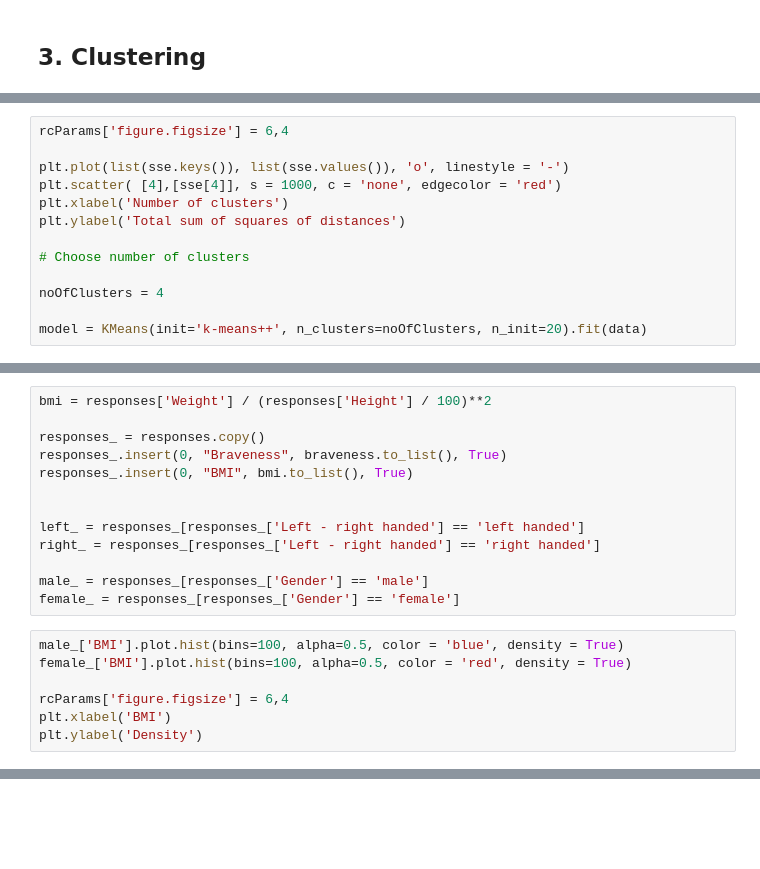
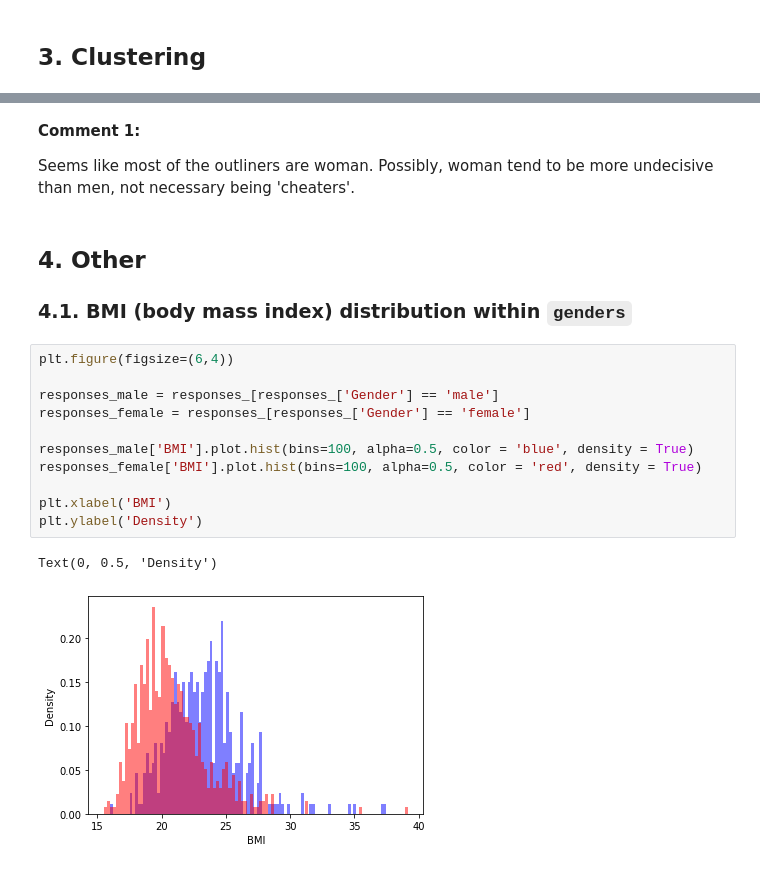
Before and after one commit to KrystianPlackowski/Young-People-Survey, a Jupyter notebook: main.ipynb, the cells around one changed output, grey strips where cells are left out. Cells and saved outputs as stored; diff of their text form; blank space fills up the shorter version.

```diff
--- a/main.ipynb
+++ b/main.ipynb
@@ -300,13 +283,0 @@ Analysing `loss function` vs `numbers of clusters` plot to choose adequate numbe
-# %%
-rcParams['figure.figsize'] = 6,4
-
-plt.plot(list(sse.keys()), list(sse.values()), 'o', linestyle = '-')
-plt.scatter( [4],[sse[4]], s = 1000, c = 'none', edgecolor = 'red')
-plt.xlabel('Number of clusters')
-plt.ylabel('Total sum of squares of distances')
-
-# Choose number of clusters
-
-noOfClusters = 4
-
-model = KMeans(init='k-means++', n_clusters=noOfClusters, n_init=20).fit(data)
@@ -424,20 +283,0 @@ This corresponds to features like `gender` or `left/right handling`.
-# %%
-bmi = responses['Weight'] / (responses['Height'] / 100)**2
-
-responses_ = responses.copy()
-responses_.insert(0, "Braveness", braveness.to_list(), True)
-responses_.insert(0, "BMI", bmi.to_list(), True)
-
-
-left_ = responses_[responses_['Left - right handed'] == 'left handed']
-right_ = responses_[responses_['Left - right handed'] == 'right handed']
-
-male_ = responses_[responses_['Gender'] == 'male']
-female_ = responses_[responses_['Gender'] == 'female']
-# %%
-male_['BMI'].plot.hist(bins=100, alpha=0.5, color = 'blue', density = True)
-female_['BMI'].plot.hist(bins=100, alpha=0.5, color = 'red', density = True)
-
-rcParams['figure.figsize'] = 6,4
-plt.xlabel('BMI')
-plt.ylabel('Density')
@@ -492,0 +475,21 @@ Name: God, dtype: float64
+# %% [markdown]
+**Comment 1:**
+
+Seems like most of the outliners are woman. Possibly, woman tend to be more undecisive than men, not necessary being 'cheaters'.
+# %% [markdown]
+## 4. Other
+### 4.1. BMI (body mass index) distribution within `genders`
+# %%
+plt.figure(figsize=(6,4))
+
+responses_male = responses_[responses_['Gender'] == 'male']
+responses_female = responses_[responses_['Gender'] == 'female']
+
+responses_male['BMI'].plot.hist(bins=100, alpha=0.5, color = 'blue', density = True)
+responses_female['BMI'].plot.hist(bins=100, alpha=0.5, color = 'red', density = True)
+
+plt.xlabel('BMI')
+plt.ylabel('Density')
+# %% [output]
+Text(0, 0.5, 'Density')
+[figure, added]
```
Also changed, not shown: parts of 65 cells of this notebook.
